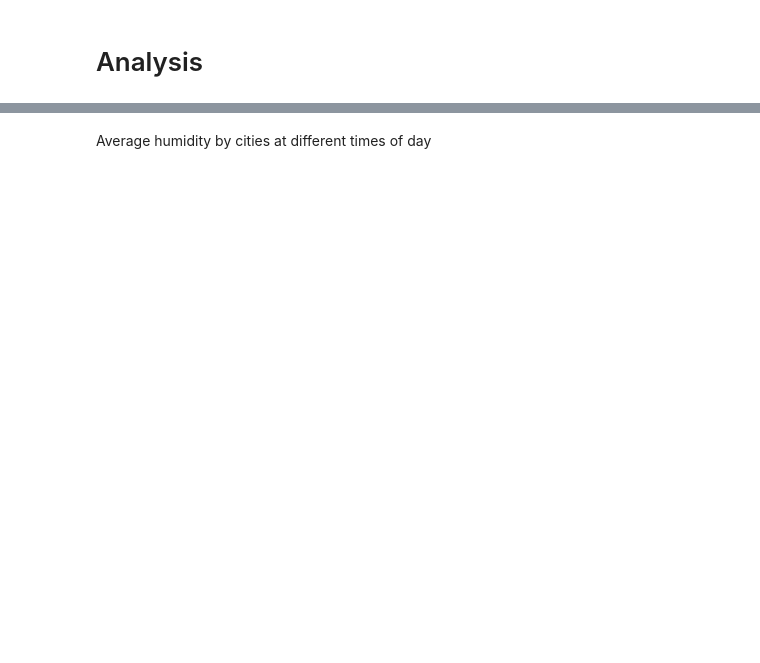
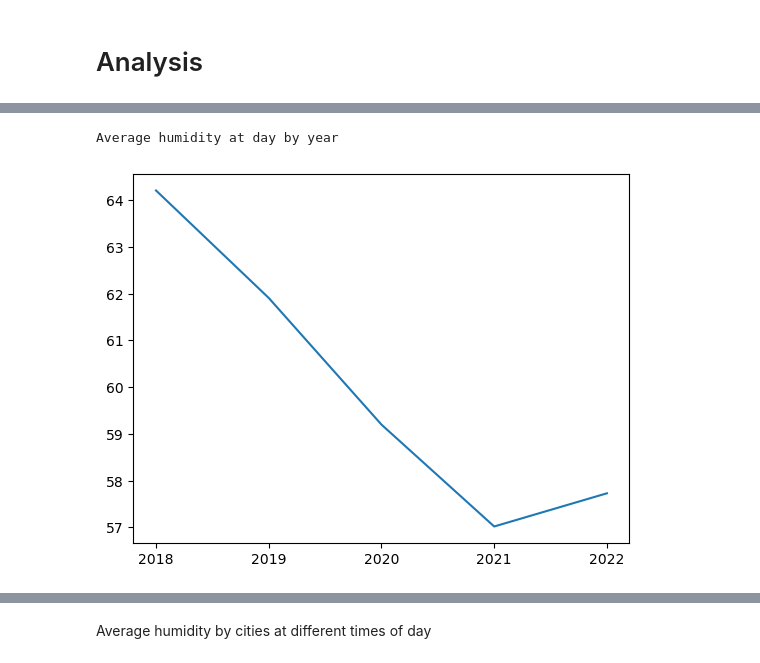
Before and after one commit to olzhas547/Kazakhstan_weather_analytics, a Jupyter notebook: analysis.ipynb, the cells around one changed output, grey strips where cells are left out. Cells and saved outputs as stored; diff of their text form; code cells hidden in the pictures; blank space fills up the shorter version.

```diff
--- a/analysis.ipynb
+++ b/analysis.ipynb
@@ -370 +359,6 @@ Average atmospheric presssure by cities at different times of day
+# %%
+def avg_by_year(param: str):
+    temp = df.select('year', param).where(col('year') <= 2022).groupBy('year').agg(round(avg(param), 2).alias('AVG')).orderBy('year').toPandas()
+    plt.plot(temp['year'], temp['AVG'])
+    plt.show()
 # %%
@@ -392,0 +402,6 @@ press_night
+# %%
+print('Average humidity at day by year')
+avg_by_year('hum_day')
+# %% [output]
+Average humidity at day by year
+[figure, added]
```
Also changed, not shown: parts of 42 cells of this notebook, 1 other file.
